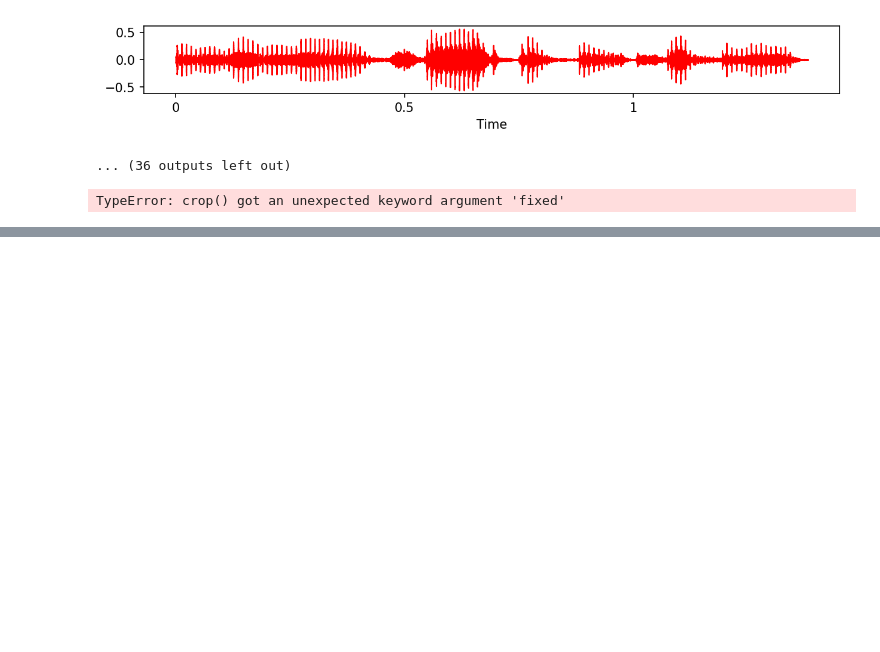
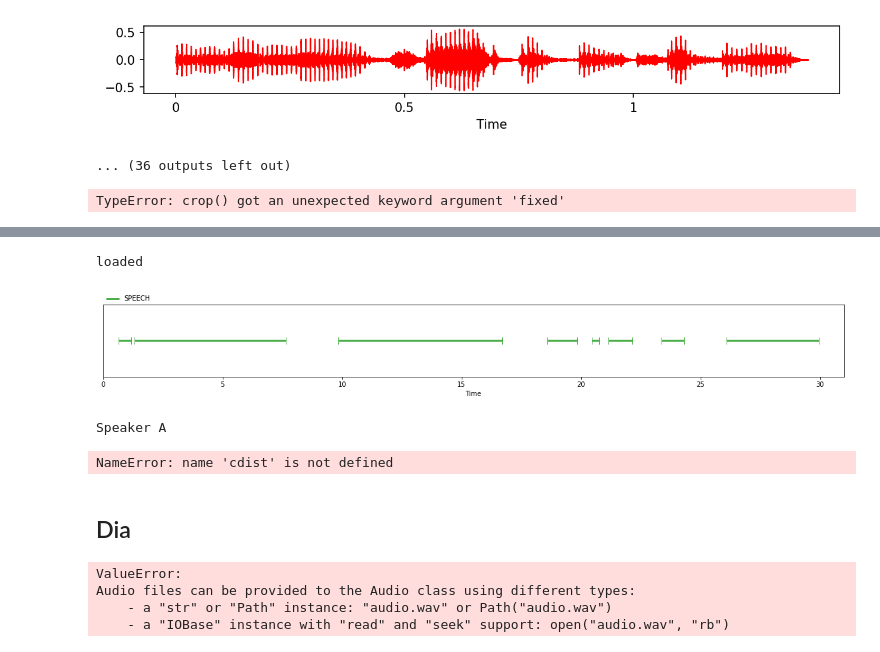
Before and after one commit to mikeadimech/ConversationTranscription, a Jupyter notebook: test.ipynb, the cells around one changed output, grey strips where cells are left out. Cells and saved outputs as stored; diff of their text form; code cells hidden in the pictures; blank space fills up the shorter version.

```diff
--- a/test.ipynb
+++ b/test.ipynb
@@ -265,0 +453,57 @@ TypeError: crop() got an unexpected keyword argument 'fixed'
+# %%
+from pyannote.audio import Pipeline
+pipeline = Pipeline.from_pretrained("pyannote/voice-activity-detection")
+print("loaded")
+seg_output = pipeline(path)
+notebook.crop = Segment(0, 31)
+seg_output
+# %% [output]
+loaded
+[figure, added]
+# %%
+import torch
+from pyannote.audio.pipelines.speaker_verification import PretrainedSpeakerEmbedding
+from pyannote.audio import Audio
+from pyannote.core import Segment
+
+
+model = PretrainedSpeakerEmbedding(
+    "speechbrain/spkrec-ecapa-voxceleb",
+    device=torch.device("cuda"))
+
+
+audio = Audio(sample_rate=16000, mono=True)
+
+speakers = {}
+spks=0
+
+for turn, _, speaker in seg_output.itertracks(yield_label=True):
+    #print("\n",speaker,"\t",turn.start,"\t",turn.end)
+    speaker = Segment(turn.start,turn.end)
+    waveform, sample_rate = audio.crop(path, speaker)
+    embedding = model(waveform[None])
+    if not bool(speakers):
+        speakers["A"] = embedding
+        print("Speaker",chr(spks+65))
+    else:
+        speaker_match = False
+        for spk, emb in speakers.items():
+            distance = cdist(embedding, emb, metric="cosine")[0,0]
+            if not distance > 0.95:
+                #speaker match
+                speaker_match = True
+                print("Match found - speaker",spk,"\t",distance)
+                break
+
+        if not speaker_match:
+            spks+=1
+            #print("new speaker",chr(spks+65))
+            speakers[chr(spks+65)] = embedding
+
+
+print("Total speakers:",spks+1)
+# %% [output]
+Speaker A
+NameError: name 'cdist' is not defined
+# %% [markdown]
+## Dia
@@ -265,0 +512,20 @@ TypeError: crop() got an unexpected keyword argument 'fixed'
+# %%
+import torch
+from pyannote.audio.pipelines.speaker_diarization import SpeakerDiarization
+import librosa
+import torchaudio
+waveform, sample_rate = torchaudio.load(path)
+audio_in_memory = {"waveform": waveform, "sample_rate": sample_rate}
+pipeline = SpeakerDiarization(segmentation="pyannote/segmentation",embedding="speechbrain/spkrec-ecapa-voxceleb",clustering="AgglomerativeClustering")
+audio = Audio(sample_rate=16000, mono=True)
+
+diarization = pipeline(audio.crop(path,Segment(1,6)))
+for turn, _, speaker in diarization.itertracks(yield_label=True):
+    print(speaker, turn.start,turn.end)
+notebook.crop = Segment(0, 600)
+diarization
+# %% [output]
+ValueError:
+Audio files can be provided to the Audio class using different types:
+    - a "str" or "Path" instance: "audio.wav" or Path("audio.wav")
+    - a "IOBase" instance with "read" and "seek" support: open("audio.wav", "rb")
```
Also changed, not shown: parts of 52 cells of this notebook, 13 other files.
